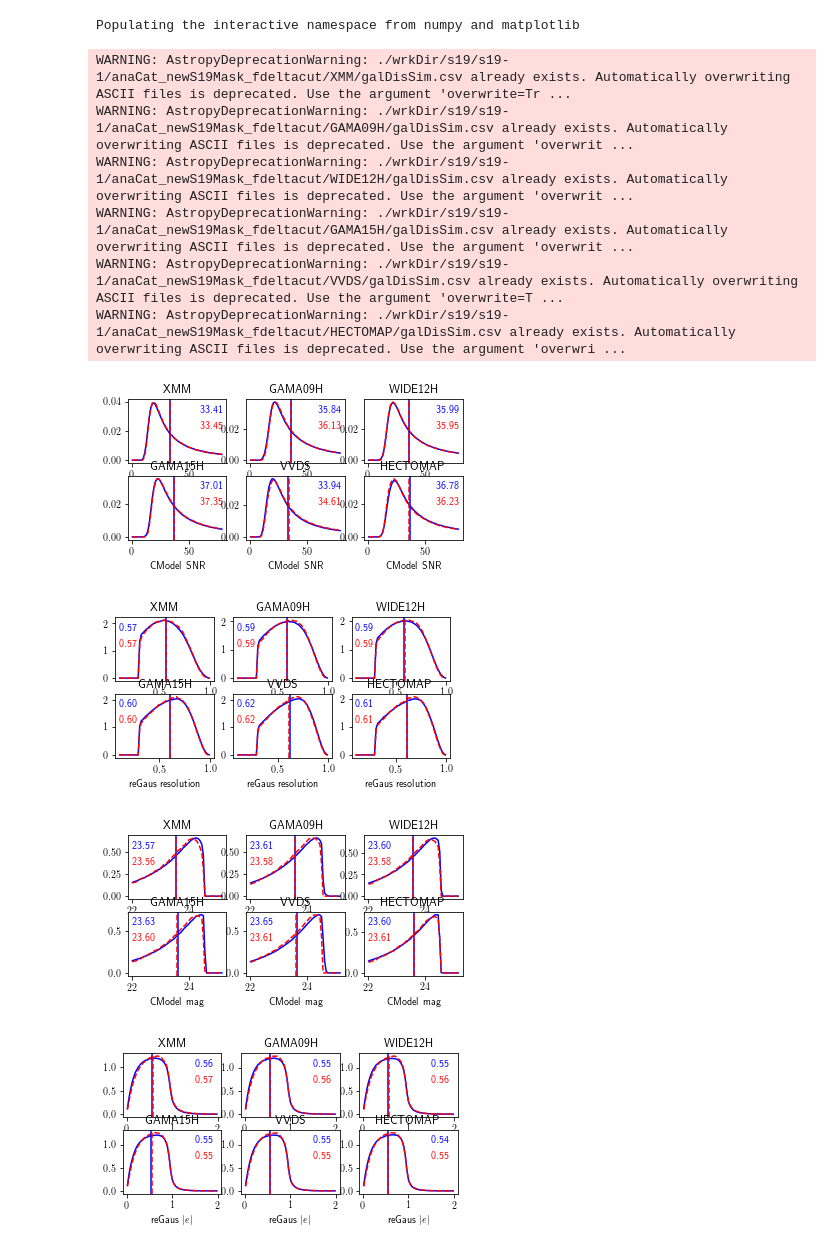
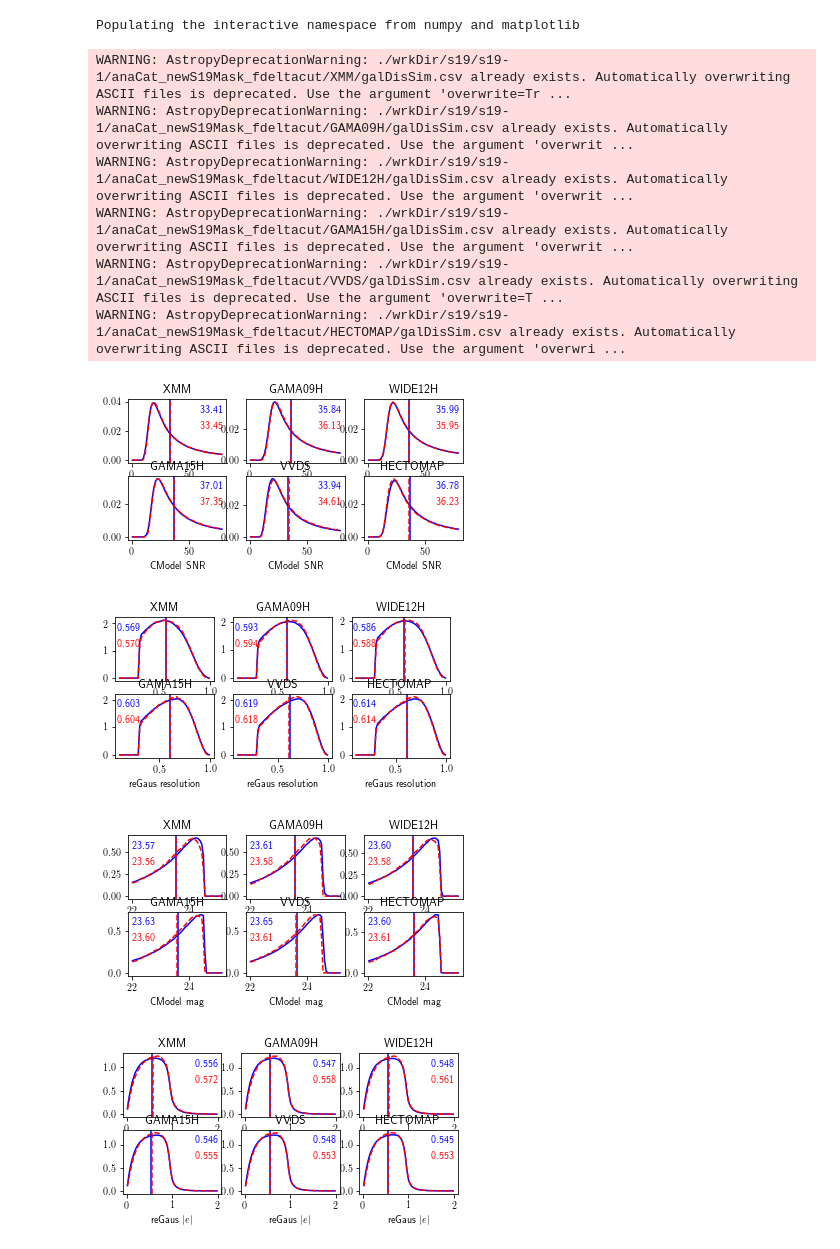
Before and after one commit to mr-superonion/G3sim-HSC, a Jupyter notebook: notebook/blind/3_2-recheck-histograms-gal1D.ipynb, the cells around one changed output. Saved outputs shown, nothing was run; the diff lists cells and outputs as text; code cells hidden in the pictures.

```diff
--- a/notebook/blind/3_2-recheck-histograms-gal1D.ipynb
+++ b/notebook/blind/3_2-recheck-histograms-gal1D.ipynb
@@ -139,8 +139,8 @@ for ii,fieldname in enumerate(utilities.field_names):
     ax.axvline(x=ave1,ls='-',c='blue')
     ax.axvline(x=ave2,ls='--',c='red')
     ymin,ymax=ax.get_ylim()
-    ax.text(0.1,0.78*ymax, '%.2f' %ave1,color='blue')
-    ax.text(0.1,0.52*ymax, '%.2f' %ave2,color='red')
+    ax.text(0.08,0.78*ymax, '%.3f' %ave1,color='blue')
+    ax.text(0.08,0.52*ymax, '%.3f' %ave2,color='red')
     ax.set_title(fieldname)
 
     ax      =   figM.add_subplot(3,3,ii+1)
@@ -168,37 +168,37 @@ for ii,fieldname in enumerate(utilities.field_names):
     gg2     =   t_dis_sim['gridAbsE']
     hh2     =   t_dis_sim['histAbsE']
     dg      =   gg1[1]-gg1[0]
     ax.plot(gg1,hh1,'-',label='obs',c='b')
     ax.plot(gg2,hh2,'--',label='sim',c='r')
     ave1=sum(gg1*hh1)*dg
     ave2=sum(gg2*hh2)*dg
     ax.axvline(x=ave1,ls='-',c='blue')
     ax.axvline(x=ave2,ls='--',c='red')
     ymin,ymax=ax.get_ylim()
-    ax.text(1.5,0.78*ymax, '%.2f' %ave1,color='blue')
-    ax.text(1.5,0.52*ymax, '%.2f' %ave2,color='red')
+    ax.text(1.5,0.78*ymax, '%.3f' %ave1,color='blue')
+    ax.text(1.5,0.52*ymax, '%.3f' %ave2,color='red')
     ax.set_title(fieldname)
 
 obsDis_snr /=   obsNum
 obsDis_res /=   obsNum
 obsDis_mag /=   obsNum
 obsDis_abs /=   obsNum
 
 simRDis_snr /=  simRNum
 simRDis_res /=  simRNum
 simRDis_mag /=  simRNum
 simRDis_abs /=  simRNum
 # %% [output]
 WARNING: AstropyDeprecationWarning: ./wrkDir/s19/s19-1/anaCat_newS19Mask_fdeltacut/XMM/galDisSim.csv already exists. Automatically overwriting ASCII files is deprecated. Use the argument 'overwrite=Tr ...
 WARNING: AstropyDeprecationWarning: ./wrkDir/s19/s19-1/anaCat_newS19Mask_fdeltacut/GAMA09H/galDisSim.csv already exists. Automatically overwriting ASCII files is deprecated. Use the argument 'overwrit ...
 WARNING: AstropyDeprecationWarning: ./wrkDir/s19/s19-1/anaCat_newS19Mask_fdeltacut/WIDE12H/galDisSim.csv already exists. Automatically overwriting ASCII files is deprecated. Use the argument 'overwrit ...
 WARNING: AstropyDeprecationWarning: ./wrkDir/s19/s19-1/anaCat_newS19Mask_fdeltacut/GAMA15H/galDisSim.csv already exists. Automatically overwriting ASCII files is deprecated. Use the argument 'overwrit ...
 WARNING: AstropyDeprecationWarning: ./wrkDir/s19/s19-1/anaCat_newS19Mask_fdeltacut/VVDS/galDisSim.csv already exists. Automatically overwriting ASCII files is deprecated. Use the argument 'overwrite=T ...
 WARNING: AstropyDeprecationWarning: ./wrkDir/s19/s19-1/anaCat_newS19Mask_fdeltacut/HECTOMAP/galDisSim.csv already exists. Automatically overwriting ASCII files is deprecated. Use the argument 'overwri ...
 [figure]
-[figure, old version]
+[figure, new version]
 [figure]
-[figure, old version]
+[figure, new version]
 # %%
 ax      =   figN.add_subplot(3,3,7)
 gg      =   snrGrid
```
Also changed, not shown: parts of 4 cells of this notebook, 8 other files.
